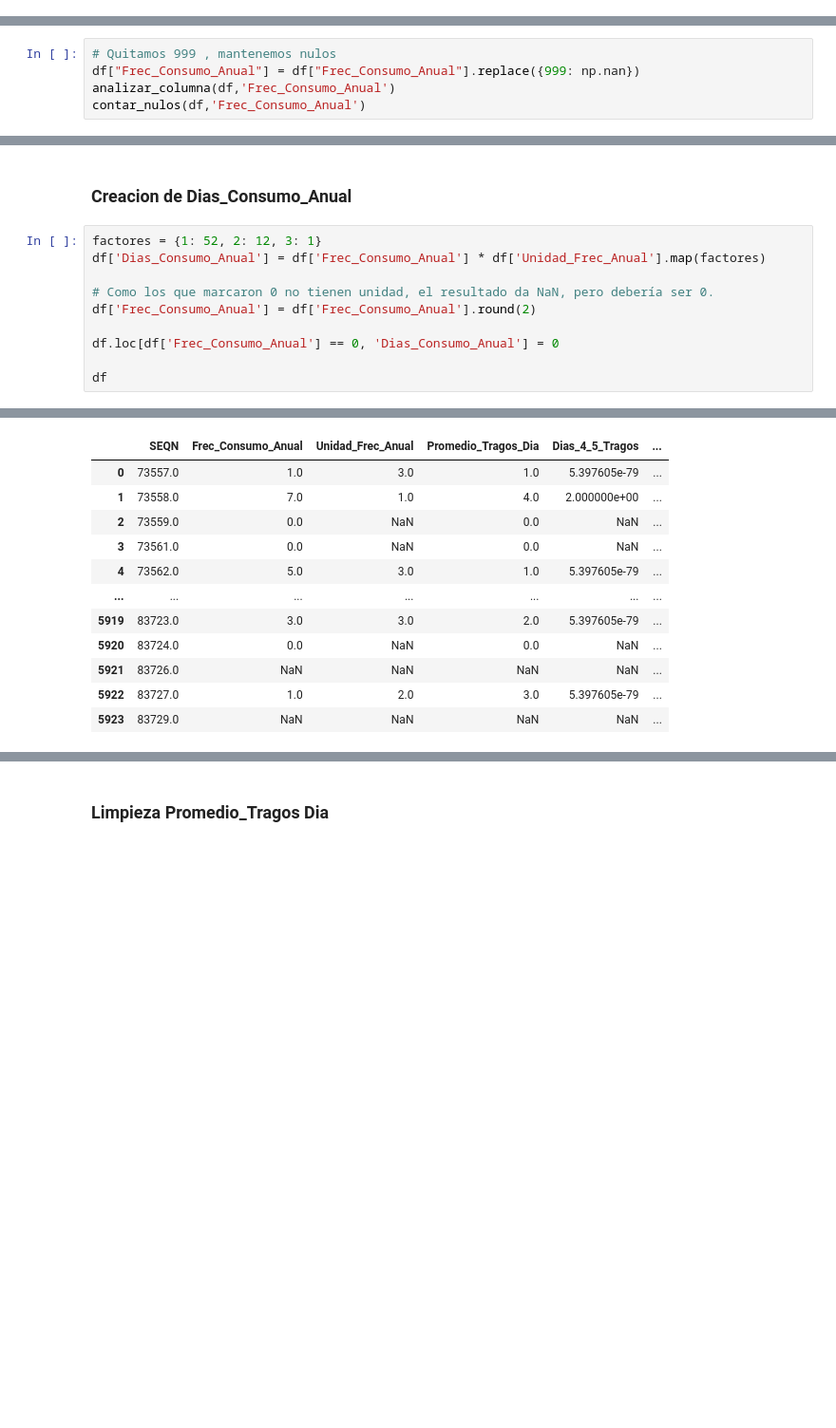
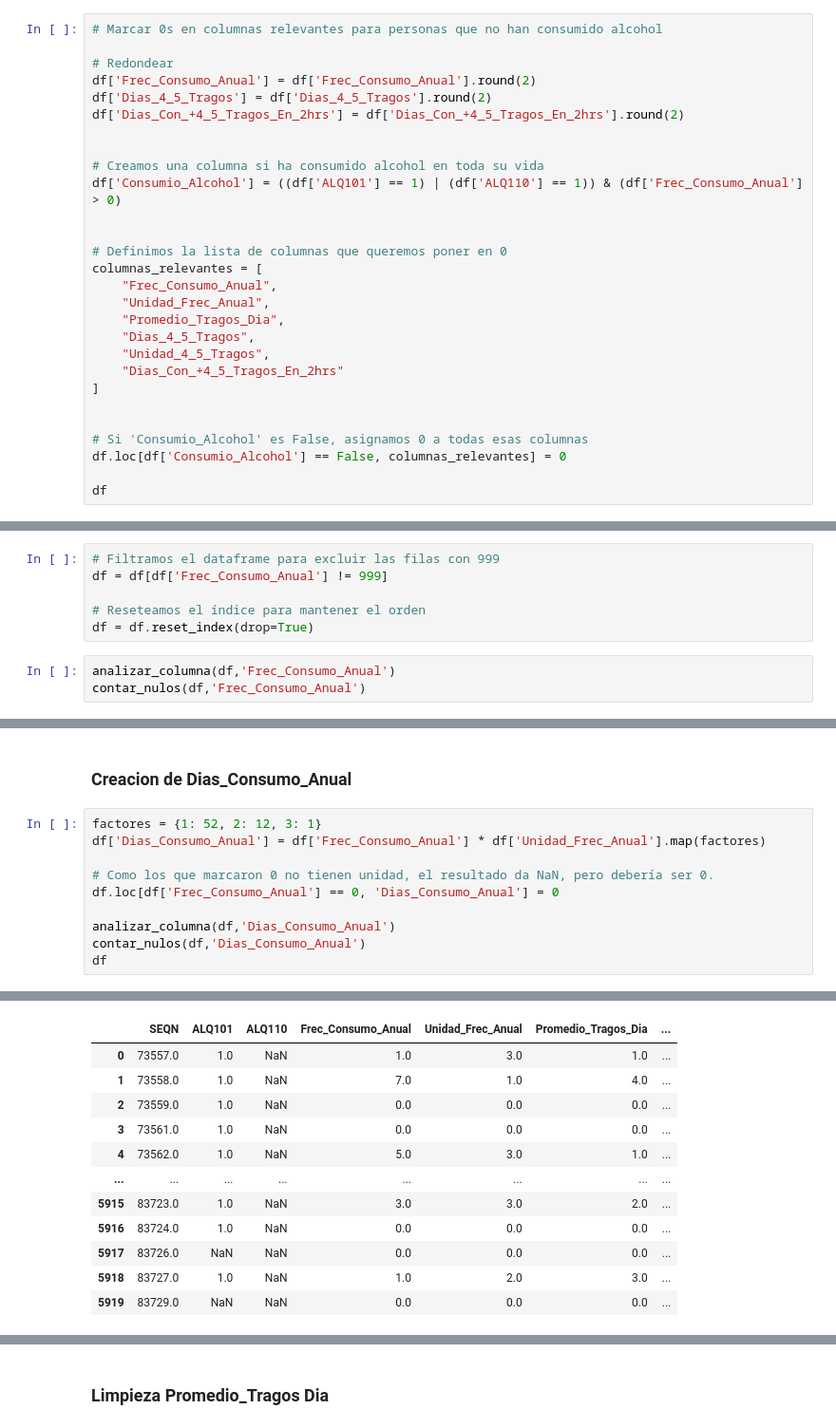
Before and after one commit to salva1984/kokoa-analisis-salud-mental, a Jupyter notebook: notebooks/02-limpieza.ipynb, the cells around one changed output, grey strips where cells are left out. Shown at 95% size. Saved outputs shown, nothing was run; the diff lists cells and outputs as text; blank space fills up the shorter version.

```diff
--- a/notebooks/02-limpieza.ipynb
+++ b/notebooks/02-limpieza.ipynb
@@ -366,0 +383,28 @@ df.head()
+# %%
+# Marcar 0s en columnas relevantes para personas que no han consumido alcohol
+
+# Redondear
+df['Frec_Consumo_Anual'] = df['Frec_Consumo_Anual'].round(2)
+df['Dias_4_5_Tragos'] = df['Dias_4_5_Tragos'].round(2)
+df['Dias_Con_+4_5_Tragos_En_2hrs'] = df['Dias_Con_+4_5_Tragos_En_2hrs'].round(2)
+
+
+# Creamos una columna si ha consumido alcohol en toda su vida
+df['Consumio_Alcohol'] = ((df['ALQ101'] == 1) | (df['ALQ110'] == 1)) & (df['Frec_Consumo_Anual'] > 0)
+
+
+# Definimos la lista de columnas que queremos poner en 0
+columnas_relevantes = [
+    "Frec_Consumo_Anual",
+    "Unidad_Frec_Anual",
+    "Promedio_Tragos_Dia",
+    "Dias_4_5_Tragos",
+    "Unidad_4_5_Tragos",
+    "Dias_Con_+4_5_Tragos_En_2hrs"
+]
+
+
+# Si 'Consumio_Alcohol' es False, asignamos 0 a todas esas columnas
+df.loc[df['Consumio_Alcohol'] == False, columnas_relevantes] = 0
+
+df
@@ -393,6 +485,10 @@ np.int64(1445)
+# %%
+# Filtramos el dataframe para excluir las filas con 999
+df = df[df['Frec_Consumo_Anual'] != 999]
+
+# Reseteamos el índice para mantener el orden
+df = df.reset_index(drop=True)
 # %%
-# Quitamos 999 , mantenemos nulos
-df["Frec_Consumo_Anual"] = df["Frec_Consumo_Anual"].replace({999: np.nan})
 analizar_columna(df,'Frec_Consumo_Anual')
 contar_nulos(df,'Frec_Consumo_Anual')
 # %% [output]
@@ -445,9 +541,9 @@ factores = {1: 52, 2: 12, 3: 1}
 df['Dias_Consumo_Anual'] = df['Frec_Consumo_Anual'] * df['Unidad_Frec_Anual'].map(factores)
 
 # Como los que marcaron 0 no tienen unidad, el resultado da NaN, pero debería ser 0.
-df['Frec_Consumo_Anual'] = df['Frec_Consumo_Anual'].round(2)
-
 df.loc[df['Frec_Consumo_Anual'] == 0, 'Dias_Consumo_Anual'] = 0
 
+analizar_columna(df,'Dias_Consumo_Anual')
+contar_nulos(df,'Dias_Consumo_Anual')
 df
 # %% [output]
@@ -454,12 +567,12 @@ df
-|  | SEQN | Frec_Consumo_Anual | Unidad_Frec_Anual | Promedio_Tragos_Dia | Dias_4_5_Tragos | ... |
-| 0 | 73557.0 | 1.0 | 3.0 | 1.0 | 5.397605e-79 | ... |
-| 1 | 73558.0 | 7.0 | 1.0 | 4.0 | 2.000000e+00 | ... |
-| 2 | 73559.0 | 0.0 | NaN | 0.0 | NaN | ... |
-| 3 | 73561.0 | 0.0 | NaN | 0.0 | NaN | ... |
-| 4 | 73562.0 | 5.0 | 3.0 | 1.0 | 5.397605e-79 | ... |
-| ... | ... | ... | ... | ... | ... | ... |
-| 5919 | 83723.0 | 3.0 | 3.0 | 2.0 | 5.397605e-79 | ... |
-| 5920 | 83724.0 | 0.0 | NaN | 0.0 | NaN | ... |
-| 5921 | 83726.0 | NaN | NaN | NaN | NaN | ... |
-| 5922 | 83727.0 | 1.0 | 2.0 | 3.0 | 5.397605e-79 | ... |
-| 5923 | 83729.0 | NaN | NaN | NaN | NaN | ... |
+|  | SEQN | ALQ101 | ALQ110 | Frec_Consumo_Anual | Unidad_Frec_Anual | Promedio_Tragos_Dia | ... |
+| 0 | 73557.0 | 1.0 | NaN | 1.0 | 3.0 | 1.0 | ... |
+| 1 | 73558.0 | 1.0 | NaN | 7.0 | 1.0 | 4.0 | ... |
+| 2 | 73559.0 | 1.0 | NaN | 0.0 | 0.0 | 0.0 | ... |
+| 3 | 73561.0 | 1.0 | NaN | 0.0 | 0.0 | 0.0 | ... |
+| 4 | 73562.0 | 1.0 | NaN | 5.0 | 3.0 | 1.0 | ... |
+| ... | ... | ... | ... | ... | ... | ... | ... |
+| 5915 | 83723.0 | 1.0 | NaN | 3.0 | 3.0 | 2.0 | ... |
+| 5916 | 83724.0 | 1.0 | NaN | 0.0 | 0.0 | 0.0 | ... |
+| 5917 | 83726.0 | NaN | NaN | 0.0 | 0.0 | 0.0 | ... |
+| 5918 | 83727.0 | 1.0 | NaN | 1.0 | 2.0 | 3.0 | ... |
+| 5919 | 83729.0 | NaN | NaN | 0.0 | 0.0 | 0.0 | ... |
```
Also changed, not shown: parts of 26 cells of this notebook, 6 other files.
